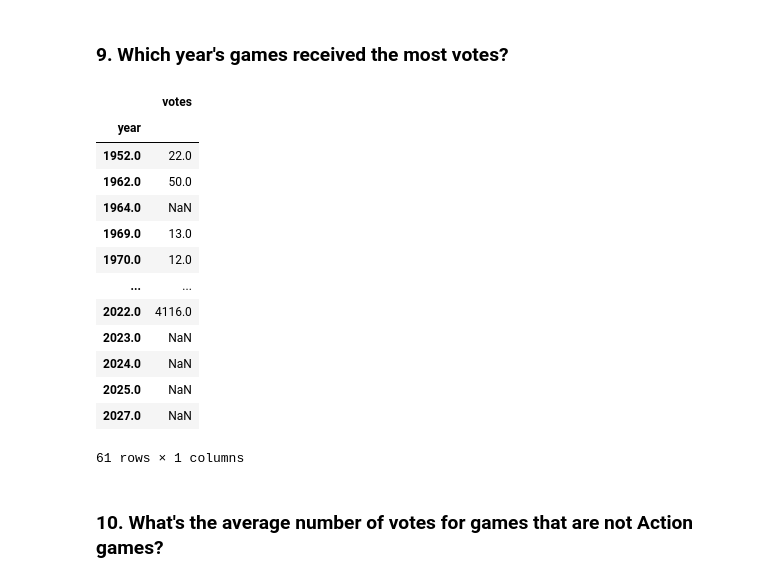
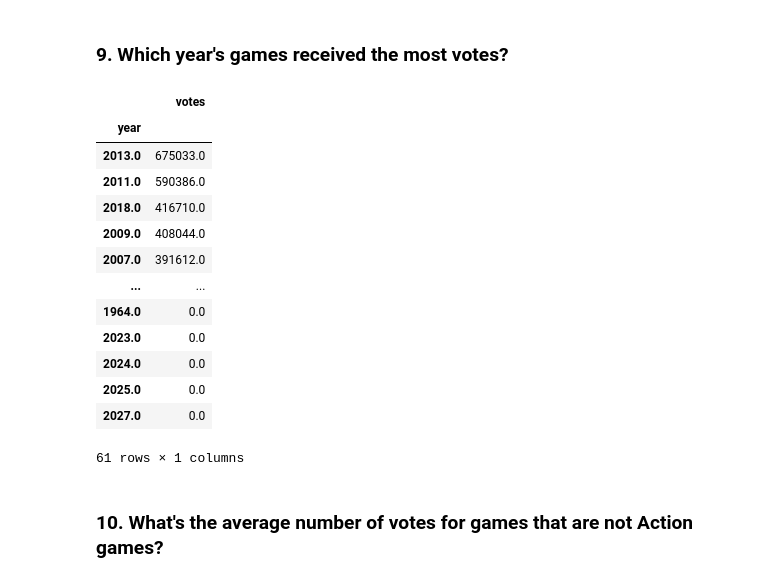
Before and after one commit to ABV-260510649/cis277-fa22-Lab3, a Jupyter notebook: Lab3.ipynb, the cells around one changed output. Saved outputs shown, nothing was run; the diff lists cells and outputs as text; code cells hidden in the pictures.

```diff
--- a/Lab3.ipynb
+++ b/Lab3.ipynb
@@ -222,22 +222,22 @@ Thriller 7.1071428571428585
 # %% [markdown]
 ### 9. Which year's games received the most votes?
 # %%
-years = pd.DataFrame(df.groupby('year').votes.max())
+years = pd.DataFrame(df.groupby('year').votes.sum()).sort_values('votes', ascending=False)
 years
 # %% [output]
 |  | votes |
 | year |  |
-| 1952.0 | 22.0 |
-| 1962.0 | 50.0 |
-| 1964.0 | NaN |
-| 1969.0 | 13.0 |
-| 1970.0 | 12.0 |
+| 2013.0 | 675033.0 |
+| 2011.0 | 590386.0 |
+| 2018.0 | 416710.0 |
+| 2009.0 | 408044.0 |
+| 2007.0 | 391612.0 |
 | ... | ... |
-| 2022.0 | 4116.0 |
-| 2023.0 | NaN |
-| 2024.0 | NaN |
-| 2025.0 | NaN |
-| 2027.0 | NaN |
+| 1964.0 | 0.0 |
+| 2023.0 | 0.0 |
+| 2024.0 | 0.0 |
+| 2025.0 | 0.0 |
+| 2027.0 | 0.0 |
 61 rows × 1 columns
 # %% [markdown]
 ### 10. What's the average number of votes for games that are not Action games?
```
Also changed, not shown: parts of 1 cell of this notebook.
